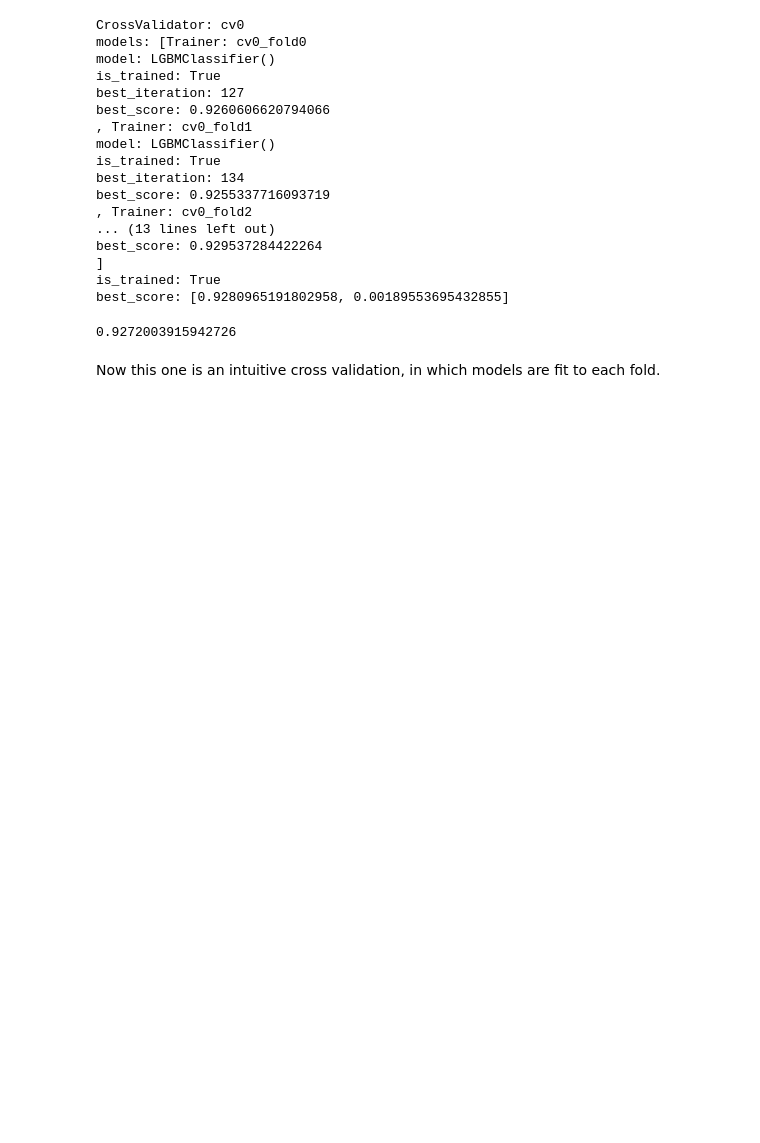
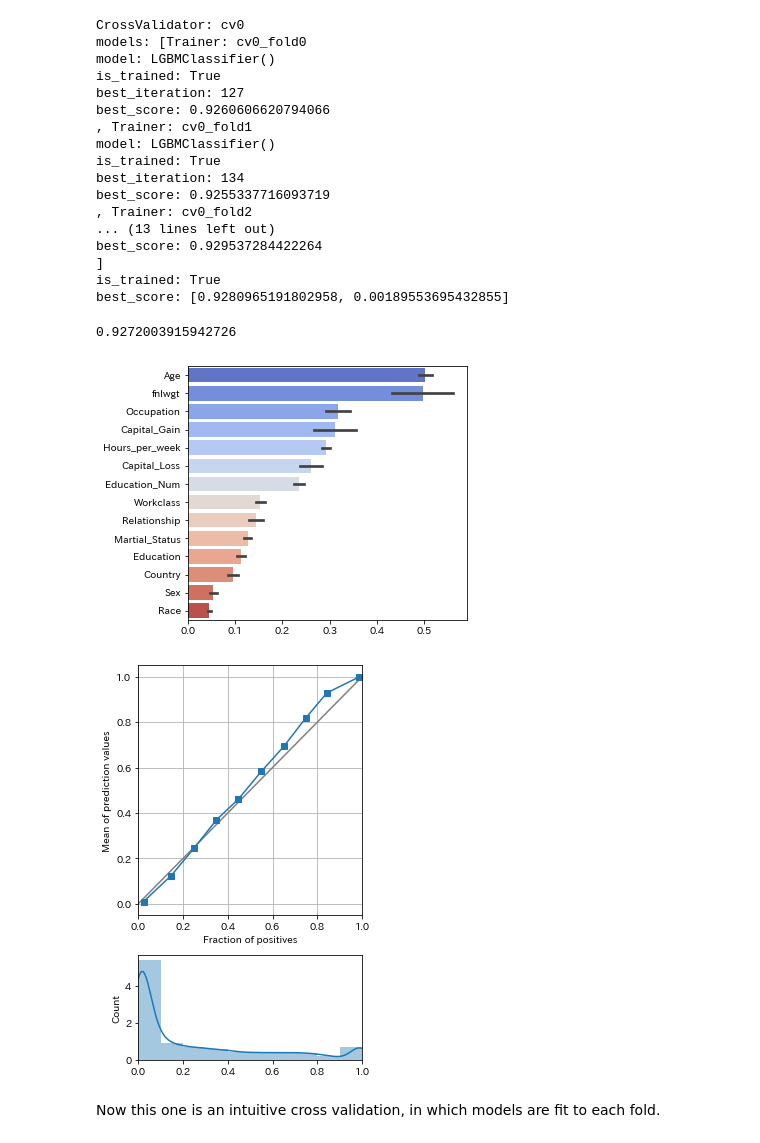
Before and after one commit to analokmaus/kuma_utils, a Jupyter notebook: examples/Train_and_validate_models.ipynb, the cells around one changed output. Cells and saved outputs as stored; diff of their text form; code cells hidden in the pictures; blank space fills up the shorter version.

```diff
--- a/examples/Train_and_validate_models.ipynb
+++ b/examples/Train_and_validate_models.ipynb
@@ -360,4 +380,10 @@ roc_auc_score(labels_test, np.stack(validator.smart_predict(features_test)).mean
 # %% [output]
 0.9272003915942726
+# %%
+validator.plot_feature_importance(),
+validator.plot_calibartion_curve(data=(features, labels))
+# %% [output]
+[figure, added]
+[figure, added]
 # %% [markdown]
 Now this one is an intuitive cross validation, in which models are fit to each fold.
```
Also changed, not shown: parts of 17 cells of this notebook, 7 other files.
